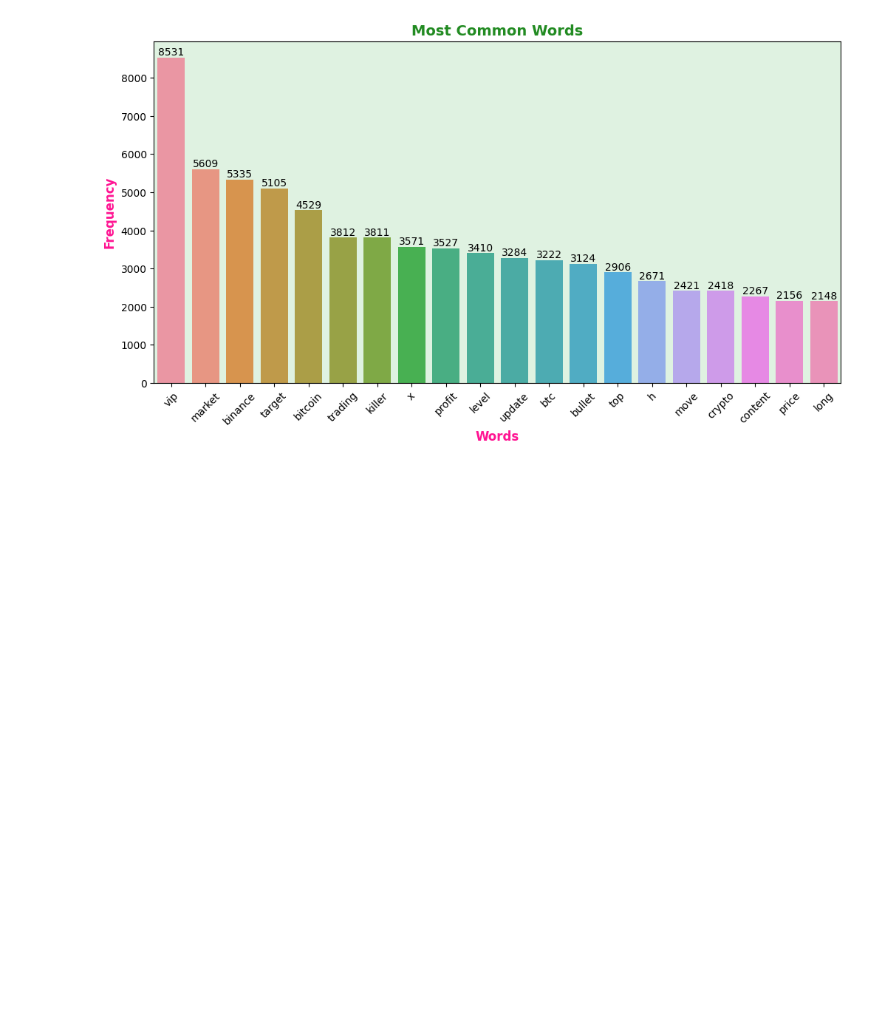
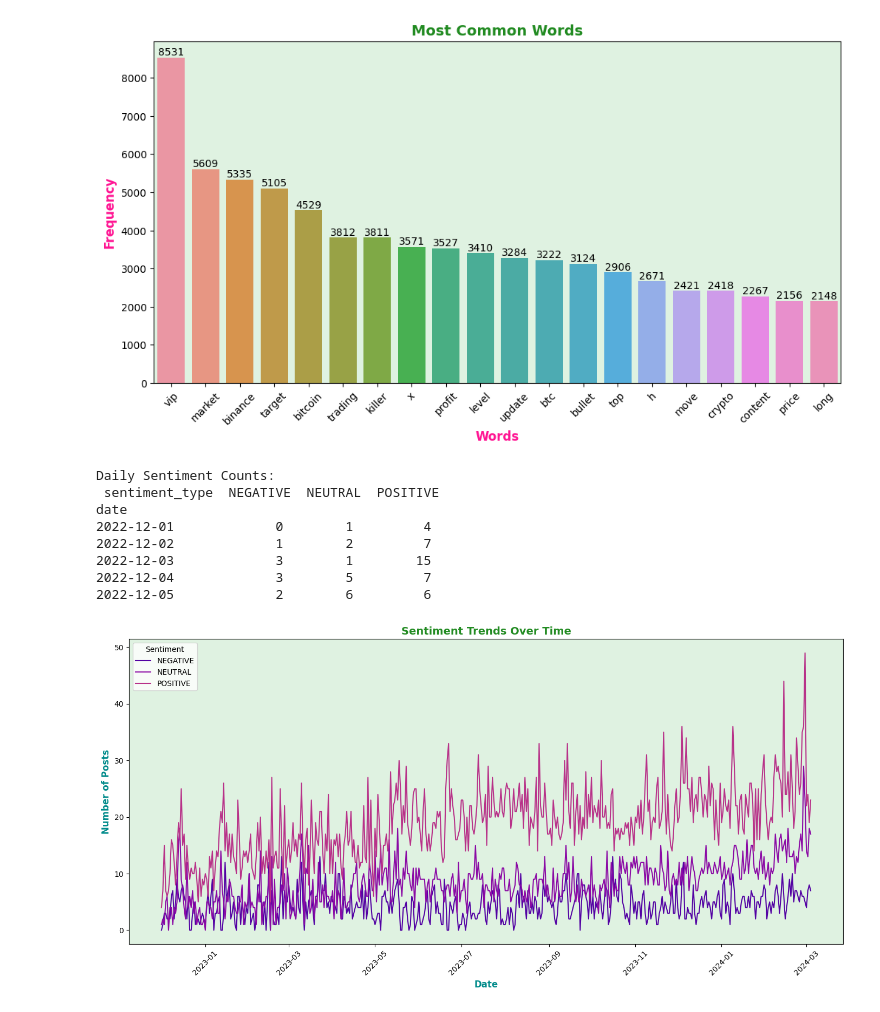
Before and after one commit to alistechworld/GOOGLE-Stock-Financial-News-2000-2025-EDA-ML, a Jupyter notebook: sentiment-analysis-social-media.ipynb, the cells around one changed output. Drawn from its saved outputs; the diff is of its cells as text; code cells hidden in the pictures; blank space fills up the shorter version.

Commit message:
Kaggle Notebook | Sentiment Analysis Social Media | Version 4

```diff
--- a/sentiment-analysis-social-media.ipynb
+++ b/sentiment-analysis-social-media.ipynb
@@ -287,3 +287,34 @@ plot_most_common_words(df['processed_text'])
 # %% [output]
 Most Common Words: [('vip', 8531), ('market', 5609), ('binance', 5335), ('target', 5105), ('bitcoin', 4529), ('trading', 3812), ('killer', 3811), ('x', 3571), ('profit', 3527), ('level', 3410), ('upda ...
 [figure]
+# %%
+# Sentiment Trends Over Time
+# Convert 'date' to datetime objects, handling potential parsing issues
+df['date'] = pd.to_datetime(df['date'], errors='coerce')
+
+# If 'date' column has any NaT values (failed parsing), handle them
+df = df.dropna(subset=['date'])
+
+# Group by date and sentiment type
+daily_sentiment = df.groupby([df['date'].dt.date, 'sentiment_type']).size().unstack(fill_value=0)
+print("Daily Sentiment Counts:\n", daily_sentiment.head())
+# Plot sentiment trends over time
+daily_sentiment.plot(figsize=(14, 7))
+plt.title('Sentiment Trends Over Time', fontsize = 14, fontweight = 'bold', color = 'forestgreen')
+plt.xlabel('Date',fontsize = 12, fontweight = 'bold', color = 'darkcyan')
+plt.ylabel('Number of Posts',fontsize = 12, fontweight = 'bold', color = 'darkcyan')
+plt.legend(title='Sentiment')
+plt.xticks(rotation=45)  # Rotate date labels for readability
+plt.tight_layout()  # Adjust layout to prevent labels from overlapping
+plt.gca().set_facecolor('#dff2e1')
+plt.show()
+# %% [output]
+Daily Sentiment Counts:
+ sentiment_type  NEGATIVE  NEUTRAL  POSITIVE
+date
+2022-12-01             0        1         4
+2022-12-02             1        2         7
+2022-12-03             3        1        15
+2022-12-04             3        5         7
+2022-12-05             2        6         6
+[figure, added]
```
